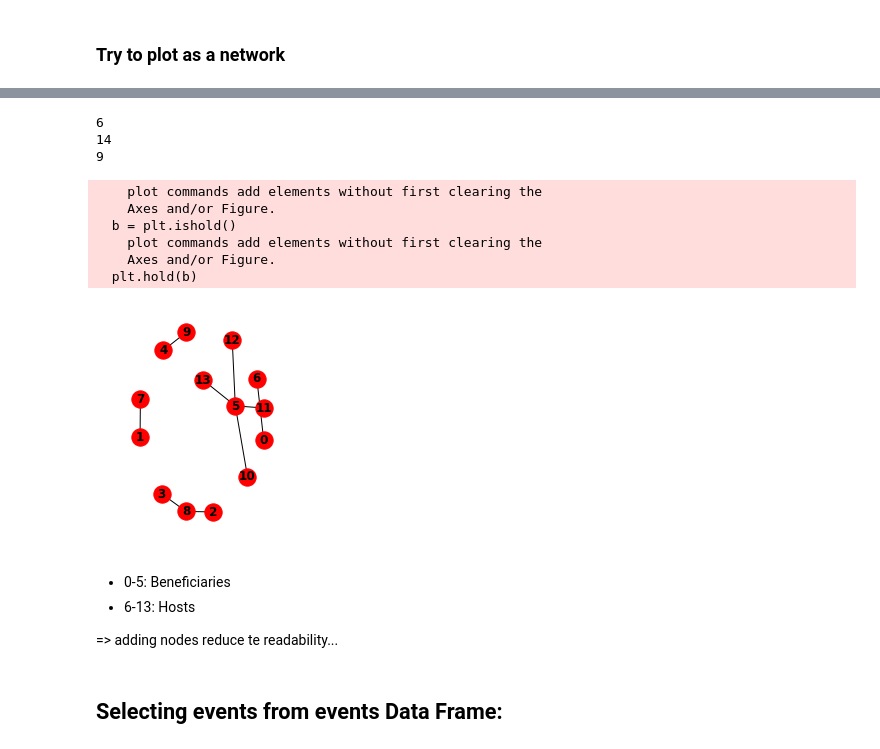
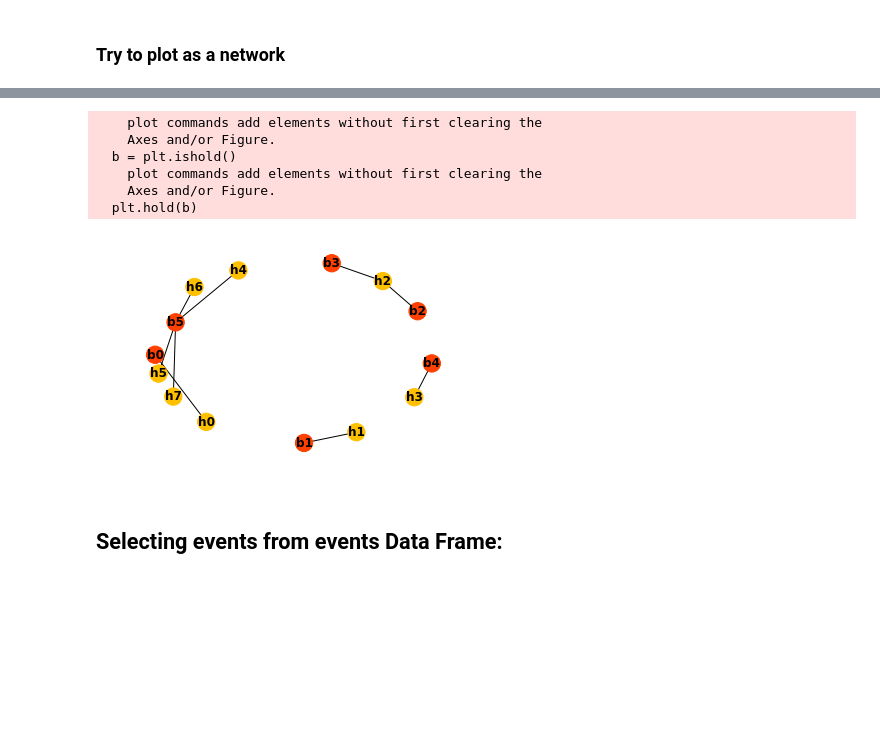
Before and after one commit to shoshievass/LobbyNetworks, a Jupyter notebook: primary_exploration.ipynb, the cells around one changed output, grey strips where cells are left out. Drawn from its saved outputs; the diff is of its cells as text; code cells hidden in the pictures; blank space fills up the shorter version.

```diff
--- a/primary_exploration.ipynb
+++ b/primary_exploration.ipynb
@@ -523,37 +570,15 @@ for i in range(len(dfH.unique())):
-# %%
-G = nx.Graph()
-
-G.add_nodes_from(range(len(dfB.unique()) + len(dfH.unique())))
-for i in range(len(dfB)):
-    s1=fH[str(dfH.loc[i])]+len(dfB.unique())
-    s2=fB[str(dfB.loc[i])]
-    G.add_edge(s1, s2)
-
-print(len(dfB.unique()))
-print(G.number_of_nodes())
-print(G.number_of_edges())
-# %% [output]
-6
-14
-9
-# %%
-#nx.draw_shell(G, nlist=[range(5, 10), range(5)], with_labels=True, font_weight='bold')
-plt.subplot(122)
-nx.draw(G, with_labels=True, font_weight='bold')
-plt.show()
-# %% [output]
-    plot commands add elements without first clearing the
-    Axes and/or Figure.
-  b = plt.ishold()
-    plot commands add elements without first clearing the
-    Axes and/or Figure.
-  plt.hold(b)
-[figure, removed]
-# %% [markdown]
-- 0-5: Beneficiaries
-- 6-13: Hosts
-
-=> adding nodes reduce te readability...
+# %%
+plt.subplot()#figsize(8,6))
+nx.draw(G, with_labels=True, font_weight='bold', node_color=color, vmin=-2,vmax=2, nodelist=a, cmap='autumn')
+plt.show()
+# %% [output]
+    plot commands add elements without first clearing the
+    Axes and/or Figure.
+  b = plt.ishold()
+    plot commands add elements without first clearing the
+    Axes and/or Figure.
+  plt.hold(b)
+[figure, added]
 # %% [markdown]
 ## Selecting events from events Data Frame:
 # %%
```
Also changed, not shown: parts of 2 cells of this notebook, 2 other files.
